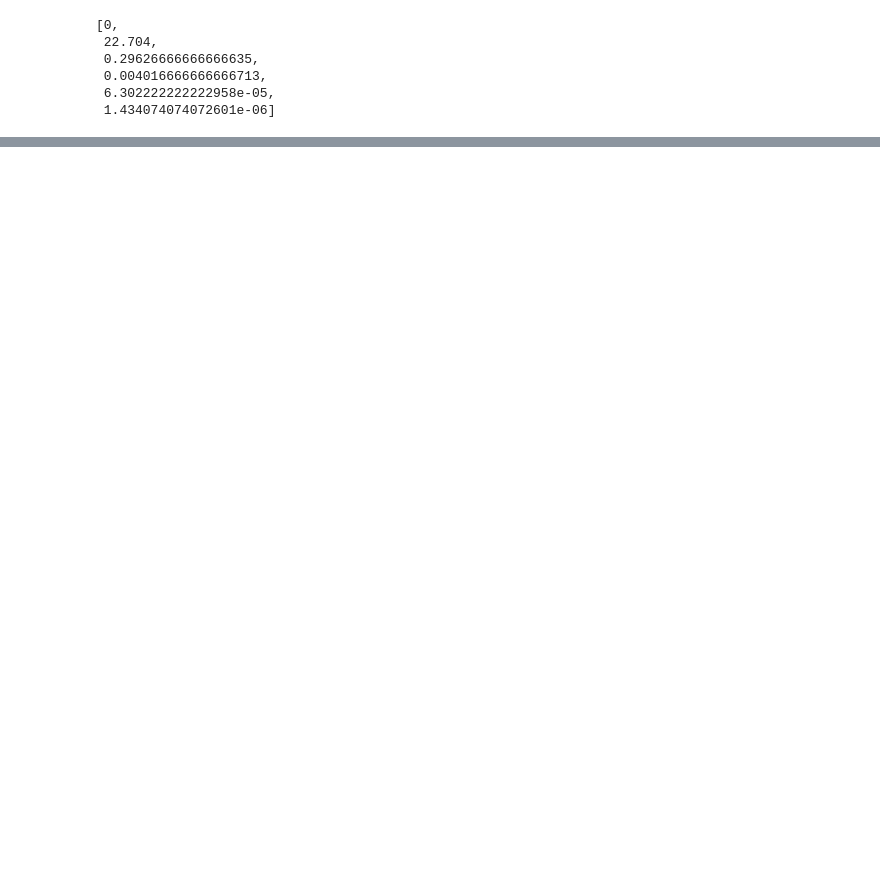
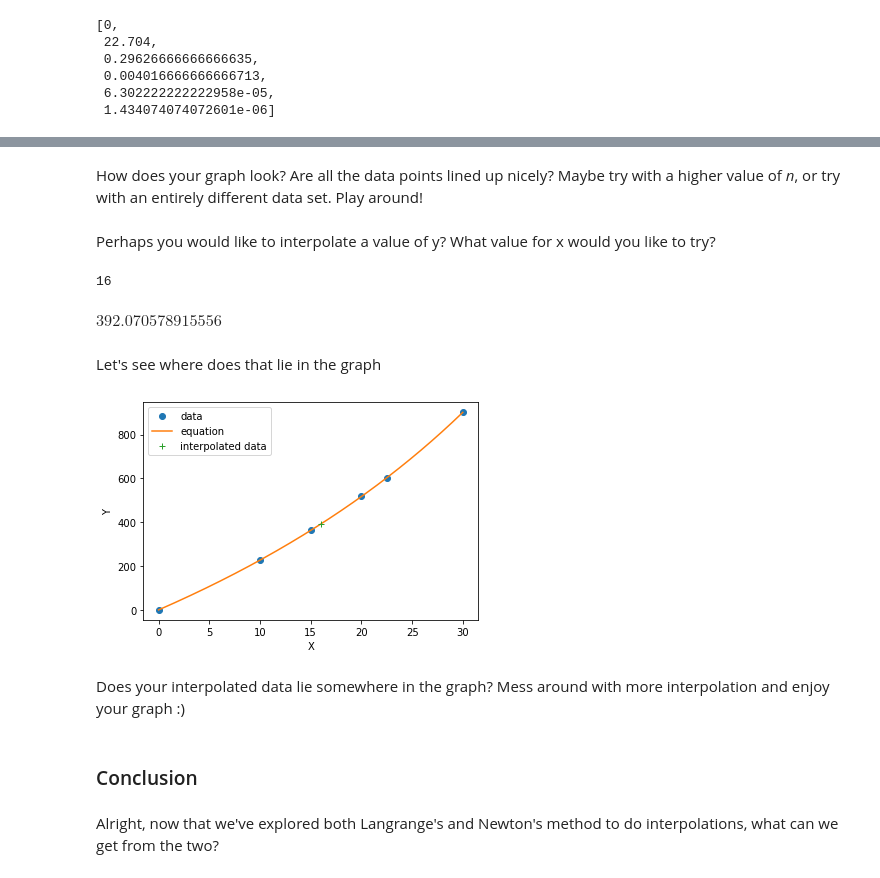
Before and after one commit to GiantSweetroll/Computational-Math-Interpolation, a Jupyter notebook: Interpolation.ipynb, the cells around one changed output, grey strips where cells are left out. Cells and saved outputs as stored; diff of their text form; code cells hidden in the pictures; blank space fills up the shorter version.

Commit message:
Finished until conclusion

```diff
--- a/Interpolation.ipynb
+++ b/Interpolation.ipynb
@@ -452,0 +507,10 @@ graph_newton(xy_values, func, x)
+# %%
+xy_values = []
+
+#Initialize x and y values (make sure the X values are in order)
+xy_values.append([0, 0])
+xy_values.append([10, 227.04])
+xy_values.append([15, 362.78])
+xy_values.append([20, 517.35])
+xy_values.append([22.5, 602.97])
+xy_values.append([30, 901.67])
@@ -452,0 +519,7 @@ graph_newton(xy_values, func, x)
+# %%
+x = sp.Symbol('x')
+
+table = init_table()
+compute_table(table)
+an = get_an_values(table)
+func = get_equation(an, x)
@@ -452,0 +540,27 @@ graph_newton(xy_values, func, x)
+# %% [markdown]
+How does your graph look? Are all the data points lined up nicely? Maybe try with a higher value of <i>n</i>, or try with an entirely different data set. Play around!
+# %% [markdown]
+Perhaps you would like to interpolate a value of y? What value for x would you like to try?
+# %%
+xVal = 16
+xVal
+# %% [output]
+16
+# %%
+yVal = func.evalf(subs={x: xVal})
+
+yVal
+# %% [output]
+$\displaystyle 392.070578915556$
+# %% [markdown]
+Let's see where does that lie in the graph
+# %%
+graph_newton_with_interpolation(xy_values, func, x, xVal, yVal)
+# %% [output]
+[figure, added]
+# %% [markdown]
+Does your interpolated data lie somewhere in the graph? Mess around with more interpolation and enjoy your graph :)
+# %% [markdown]
+<h3>Conclusion</h3>
+# %% [markdown]
+Alright, now that we've explored both Langrange's and Newton's method to do interpolations, what can we get from the two?
```
Also changed, not shown: parts of 19 cells of this notebook.
